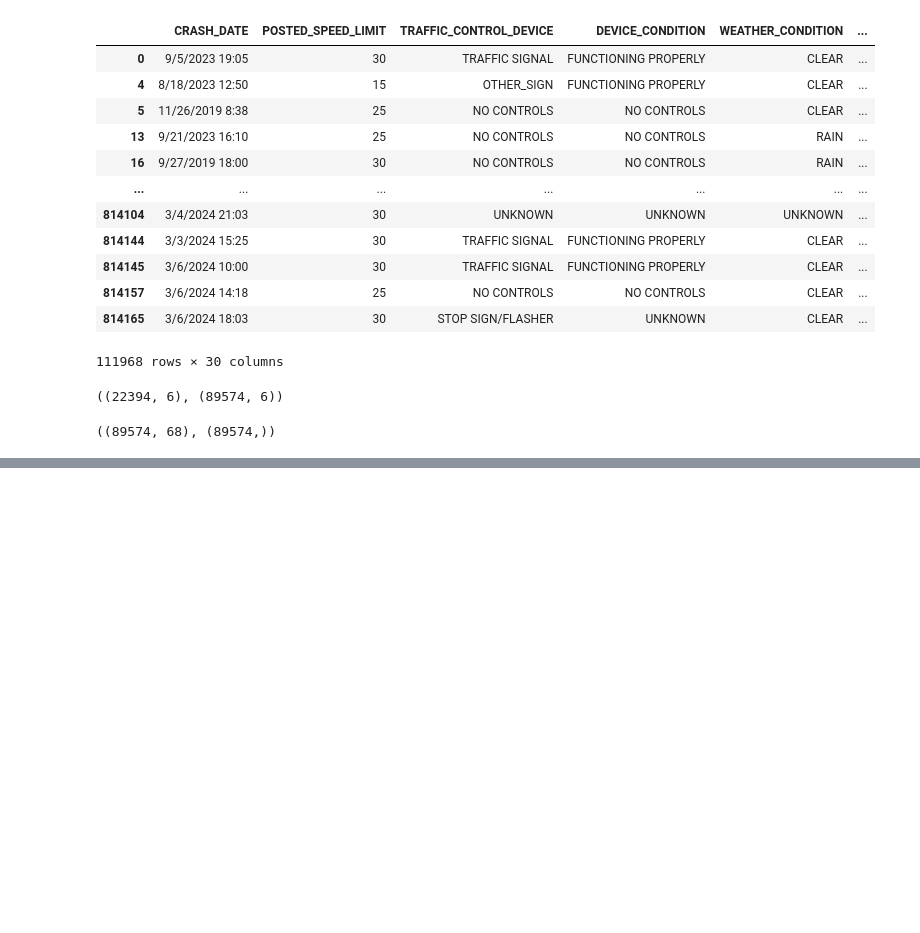
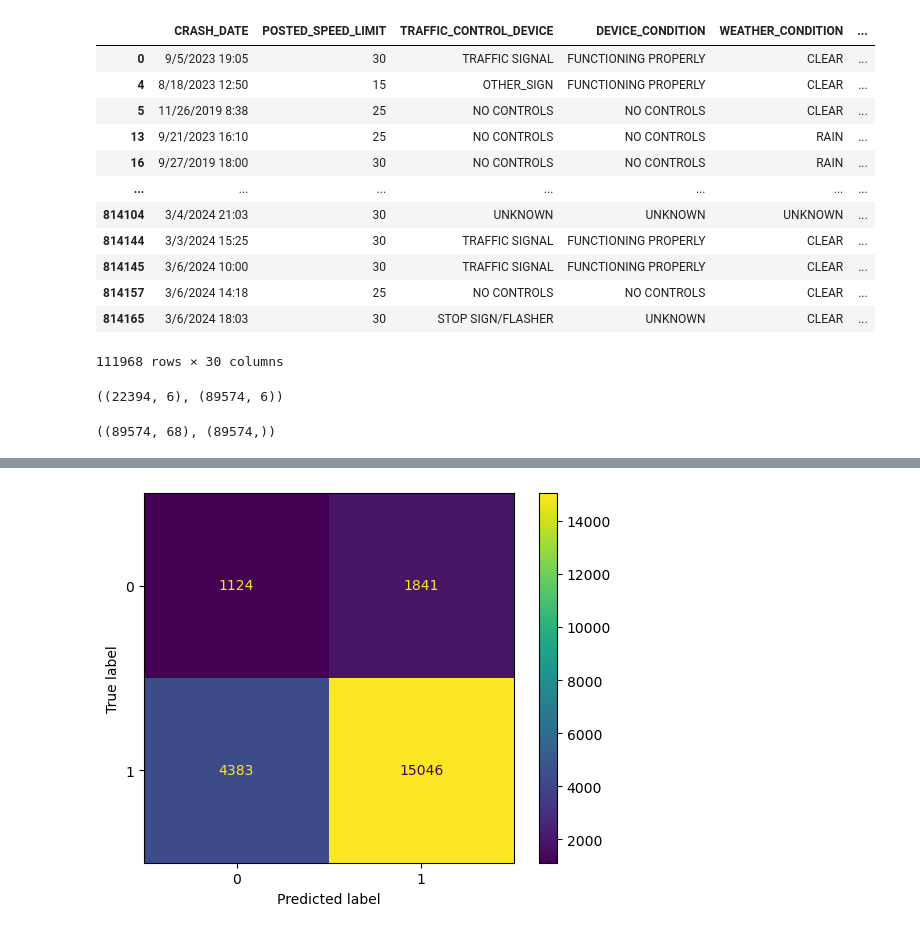
Before and after one commit to YamunaU75/ChicagoCarCrashes_Phase4, a Jupyter notebook: CarCrashesNt1.ipynb, the cells around one changed output, grey strips where cells are left out. Drawn from its saved outputs; the diff is of its cells as text; code cells hidden in the pictures; blank space fills up the shorter version.

```diff
--- a/CarCrashesNt1.ipynb
+++ b/CarCrashesNt1.ipynb
@@ -692,0 +702,3 @@ top20_rf_model.plot(kind='barh');
+# %%
+rf_model2 = RandomForestClassifier(n_estimators = 50, max_features='sqrt', max_depth= 3, random_state=42)
+rf_model2.fit(X_train_resampled1, y_train_resampled1)
@@ -692,0 +727,12 @@ top20_rf_model.plot(kind='barh');
+# %%
+from xgboost import XGBClassifier
+model3_XG = XGBClassifier(objective='binary:logistic', random_state=42)
+oversampler = SMOTE(sampling_strategy = "not majority")
+# %%
+from sklearn.preprocessing import LabelEncoder
+
+label_encoder = LabelEncoder()
+y_encoded = label_encoder.fit_transform(y_train_resampled1)
+y_test_enc = label_encoder.transform(y_test2)
+# %%
+model3_XG.fit(X_train_resampled1, y_encoded)
@@ -692,0 +766,4 @@ top20_rf_model.plot(kind='barh');
+# %%
+ConfusionMatrixDisplay.from_estimator(model3_XG, X_test_encoded, y_test_enc);
+# %% [output]
+[figure, added]
```
Also changed, not shown: parts of 22 cells of this notebook.
